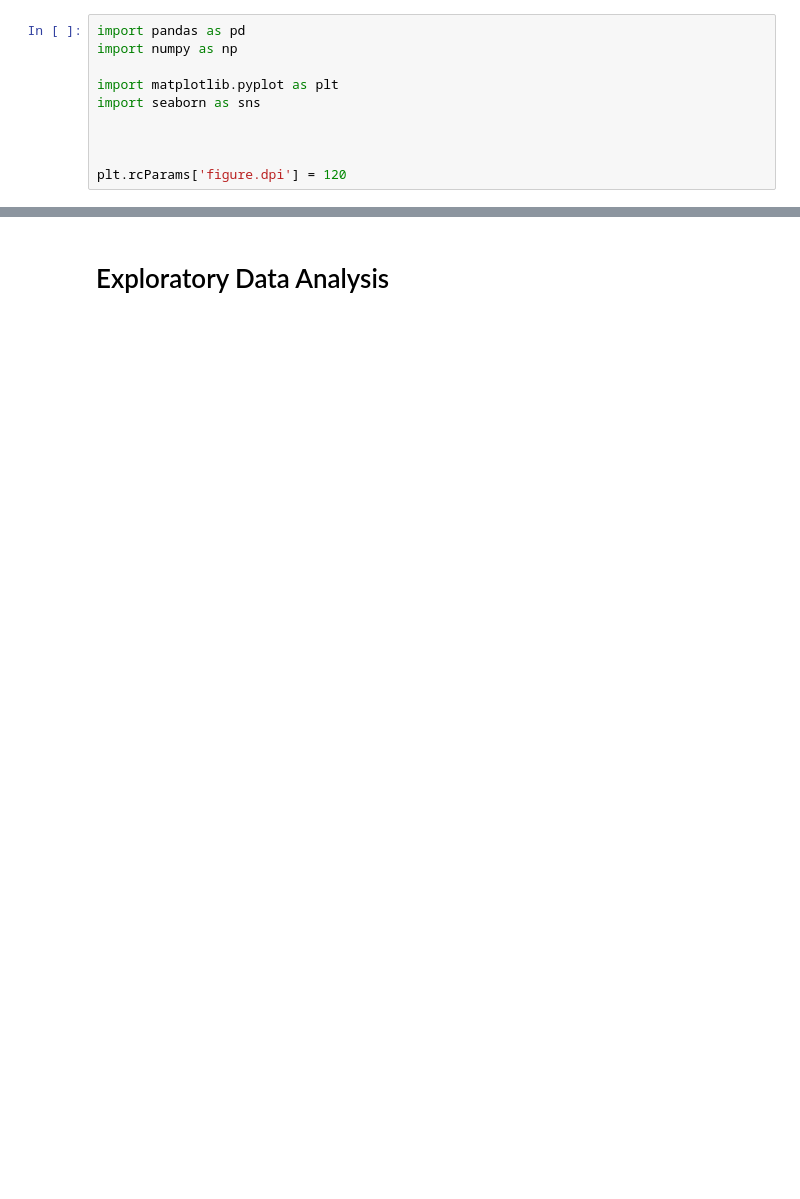
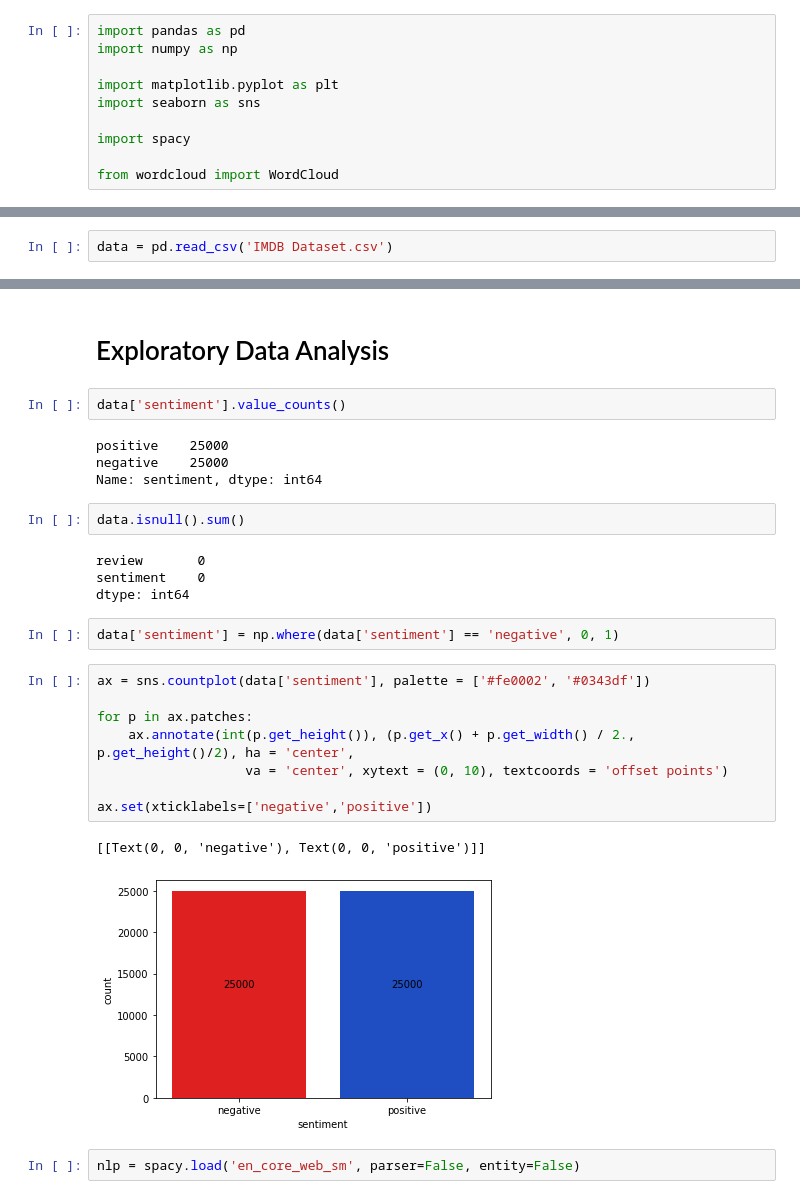
Before and after one commit to JCMorente94/TextCNN-Model-for-IMDb-reviews, a Jupyter notebook: NLP IMBD reviews.ipynb, the cells around one changed output, grey strips where cells are left out. Saved outputs shown, nothing was run; the diff lists cells and outputs as text; blank space fills up the shorter version.

```diff
--- a/NLP IMBD reviews.ipynb
+++ b/NLP IMBD reviews.ipynb
@@ -5,6 +5,6 @@ import numpy as np
 import matplotlib.pyplot as plt
 import seaborn as sns
 
+import spacy
 
-
-plt.rcParams['figure.dpi'] = 120
+from wordcloud import WordCloud
@@ -13,0 +11,2 @@ testing_data = pd.read_csv('test.csv')
+# %%
+data = pd.read_csv('IMDB Dataset.csv')
@@ -14,2 +32,29 @@ testing_data = pd.read_csv('test.csv')
 # %% [markdown]
 # Exploratory Data Analysis
+# %%
+data['sentiment'].value_counts()
+# %% [output]
+positive    25000
+negative    25000
+Name: sentiment, dtype: int64
+# %%
+data.isnull().sum()
+# %% [output]
+review       0
+sentiment    0
+dtype: int64
+# %%
+data['sentiment'] = np.where(data['sentiment'] == 'negative', 0, 1)
+# %%
+ax = sns.countplot(data['sentiment'], palette = ['#fe0002', '#0343df'])
+
+for p in ax.patches:
+    ax.annotate(int(p.get_height()), (p.get_x() + p.get_width() / 2., p.get_height()/2), ha = 'center',
+                   va = 'center', xytext = (0, 10), textcoords = 'offset points')
+
+ax.set(xticklabels=['negative','positive'])
+# %% [output]
+[[Text(0, 0, 'negative'), Text(0, 0, 'positive')]]
+[figure, added]
+# %%
+nlp = spacy.load('en_core_web_sm', parser=False, entity=False)
```
Also changed, not shown: parts of 15 cells of this notebook, 1 other file.
